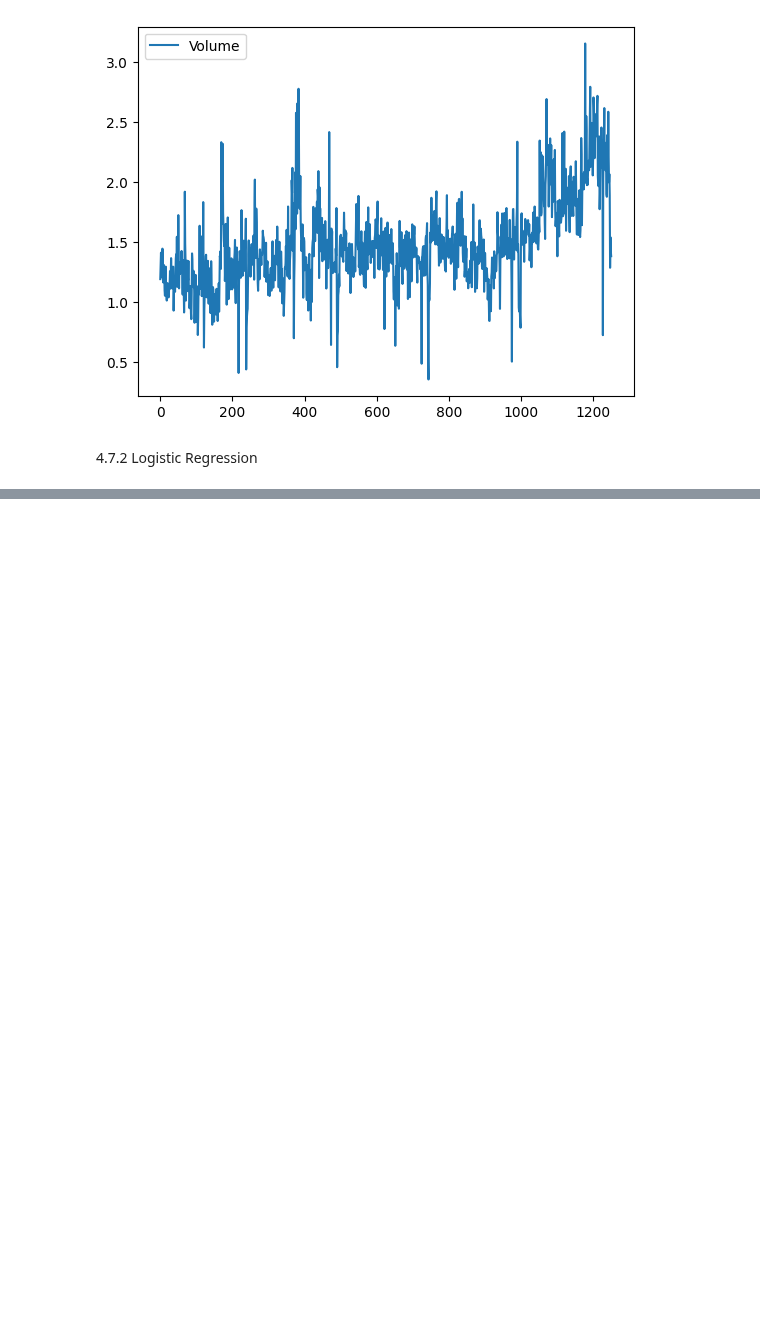
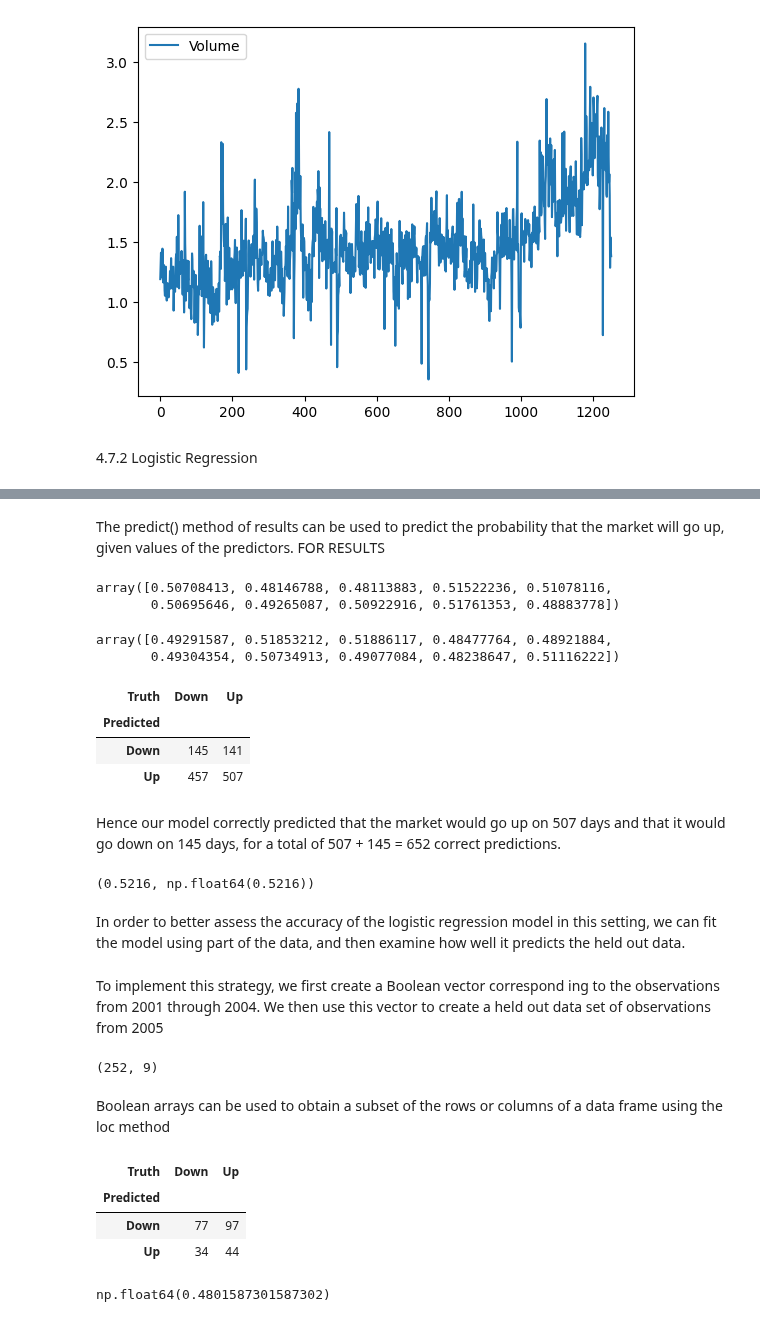
Before and after one commit to PrateekMinhas09/Data-Statistics-and-modeling-w-Python, a Jupyter notebook: Classification Ch4/Lab4.ipynb, the cells around one changed output, grey strips where cells are left out. Cells and saved outputs as stored; diff of their text form; code cells hidden in the pictures; blank space fills up the shorter version.

Commit message:
Add logistic regression analysis and model evaluation for Smarket dataset in Lab4.ipynb, including data exploration, correlation analysis, and prediction accuracy assessment

```diff
--- a/Classification Ch4/Lab4.ipynb
+++ b/Classification Ch4/Lab4.ipynb
@@ -116,0 +135,59 @@ array([0., 0., 1., 0., 0.])
+# %% [markdown]
+The predict() method of results can be used to predict the probability
+ that the market will go up, given values of the predictors. FOR RESULTS
+# %%
+probs=results.predict()
+probs[:10]
+#probability that the market will go up
+# %% [output]
+array([0.50708413, 0.48146788, 0.48113883, 0.51522236, 0.51078116,
+       0.50695646, 0.49265087, 0.50922916, 0.51761353, 0.48883778])
+# %%
+probs_formula=results_formula.predict()
+probs_formula[:10]
+#probability that the market will go down
+#(adding them will give u 1)
+# %% [output]
+array([0.49291587, 0.51853212, 0.51886117, 0.48477764, 0.48921884,
+       0.49304354, 0.50734913, 0.49077084, 0.48238647, 0.51116222])
+# %%
+lables= np.array(["Down"]*1250)
+lables[probs>0.5] = "Up"
+# %%
+confusion_table(lables, Smarket.Direction)
+#diagonal elements= correct predictions , off diagonal elemts = incorrect predictions
+# %% [output]
+| Truth | Down | Up |
+| Predicted |  |  |
+| Down | 145 | 141 |
+| Up | 457 | 507 |
+# %% [markdown]
+ Hence our model
+ correctly predicted that the market would go up on 507 days and that
+ it would go down on 145 days, for a total of 507 + 145 = 652 correct
+ predictions.
+# %%
+(507+145)/1250 , np.mean(lables == Smarket.Direction)
+#THE LOGISTIC REGRESSION CORRECTLY PREDICTED THE MOVEMENT 52.2 % OF THE TIME
+#meaing 47.8 % is the training error rate
+# %% [output]
+(0.5216, np.float64(0.5216))
+# %% [markdown]
+ In order to better assess
+ the accuracy of the logistic regression model in this setting, we can fit the
+ model using part of the data, and then examine how well it predicts the
+ held out data.
+# %% [markdown]
+To implement this strategy, we first create a Boolean vector correspond
+ing to the observations from 2001 through 2004. We then use this vector
+ to create a held out data set of observations from 2005
+# %%
+train = (Smarket.Year<2005)
+Smarket_train = Smarket.loc[train]
+Smarket_test= Smarket.loc[~train]
+Smarket_test.shape
+# %% [output]
+(252, 9)
+# %% [markdown]
+Boolean arrays can be
+ used to obtain a subset of the rows or columns of a data frame using the loc method
@@ -116,0 +204,15 @@ array([0., 0., 1., 0., 0.])
+# %%
+lables = np.array(["Down"]*252)
+lables[probs>0.5]='Up'
+confusion_table(lables, L_test)
+# %% [output]
+| Truth | Down | Up |
+| Predicted |  |  |
+| Down | 77 | 97 |
+| Up | 34 | 44 |
+# %%
+np.mean(lables==L_test)
+#48 percent accurate
+#52 percent test error rate
+# %% [output]
+np.float64(0.4801587301587302)
```
Also changed, not shown: parts of 8 cells of this notebook.
